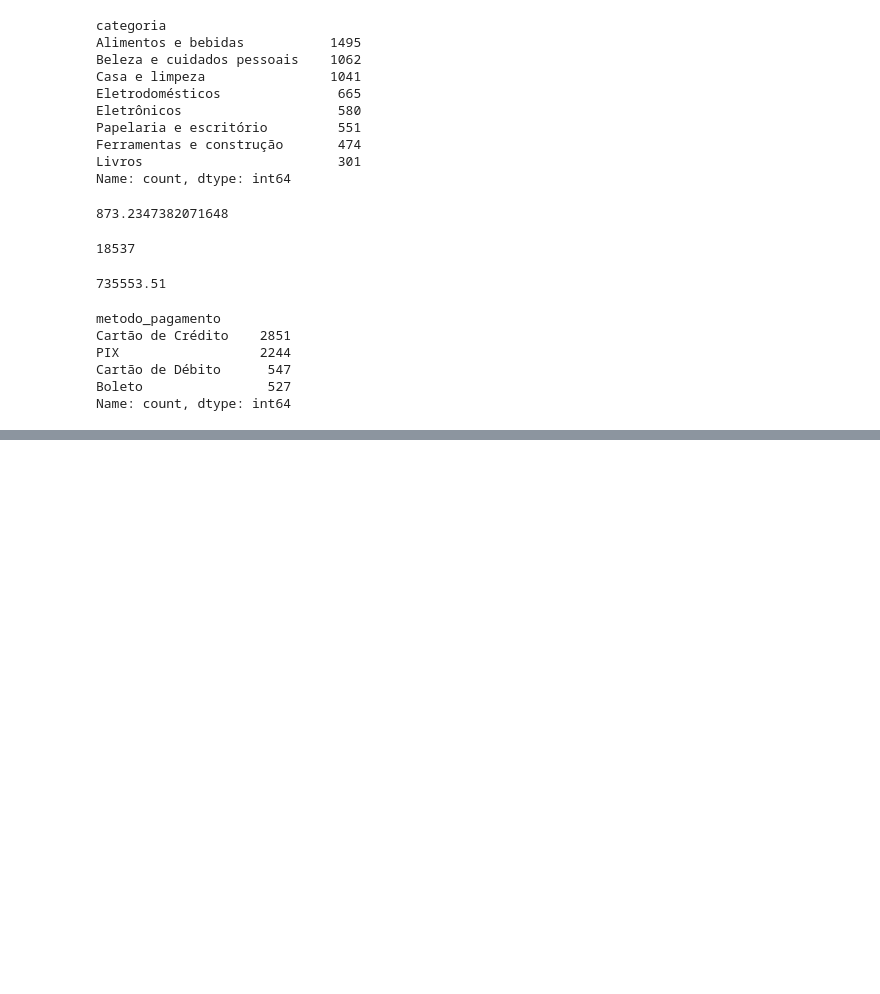
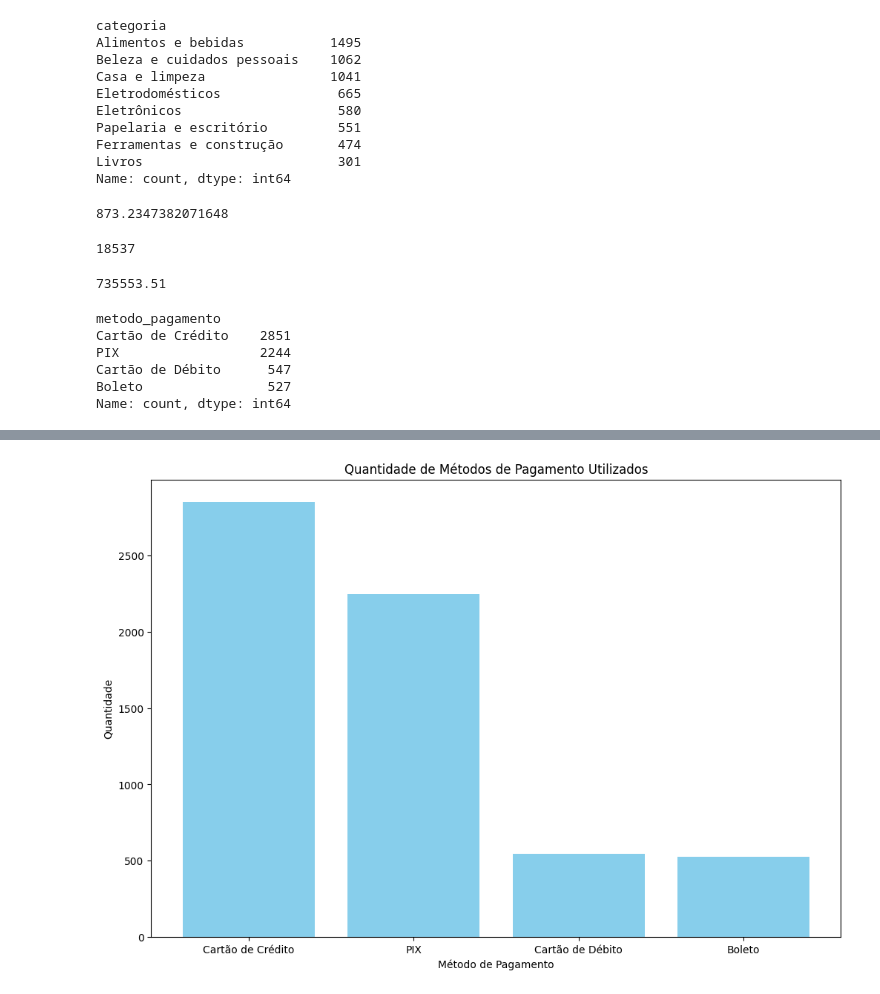
Before and after one commit to ingridalvesz/IA.Data.Science, a Jupyter notebook: dataia.ipynb, the cells around one changed output, grey strips where cells are left out. Cells and saved outputs as stored; diff of their text form; code cells hidden in the pictures; blank space fills up the shorter version.

```diff
--- a/dataia.ipynb
+++ b/dataia.ipynb
@@ -197,0 +253,6 @@ Name: count, dtype: int64
+# %%
+# Criar a tabela "metodos_de_pagamento"
+metodos_de_pagamento = df['metodo_pagamento'].value_counts().reset_index()
+metodos_de_pagamento.columns = ['Metodo de Pagamento', 'Quantidade']
+
+metodos_de_pagamento
@@ -197,0 +265,13 @@ Name: count, dtype: int64
+# %%
+# Visualização
+plt.figure(figsize=(12, 8))
+plt.bar(metodos_de_pagamento['Metodo de Pagamento'], metodos_de_pagamento['Quantidade'], color='skyblue')
+plt.title('Quantidade de Métodos de Pagamento Utilizados')
+plt.xlabel('Método de Pagamento')
+plt.ylabel('Quantidade')
+plt.xticks(rotation=0, ha='center')
+
+# Exibir o gráfico
+plt.show()
+# %% [output]
+[figure, added]
```
Also changed, not shown: parts of 10 cells of this notebook.
